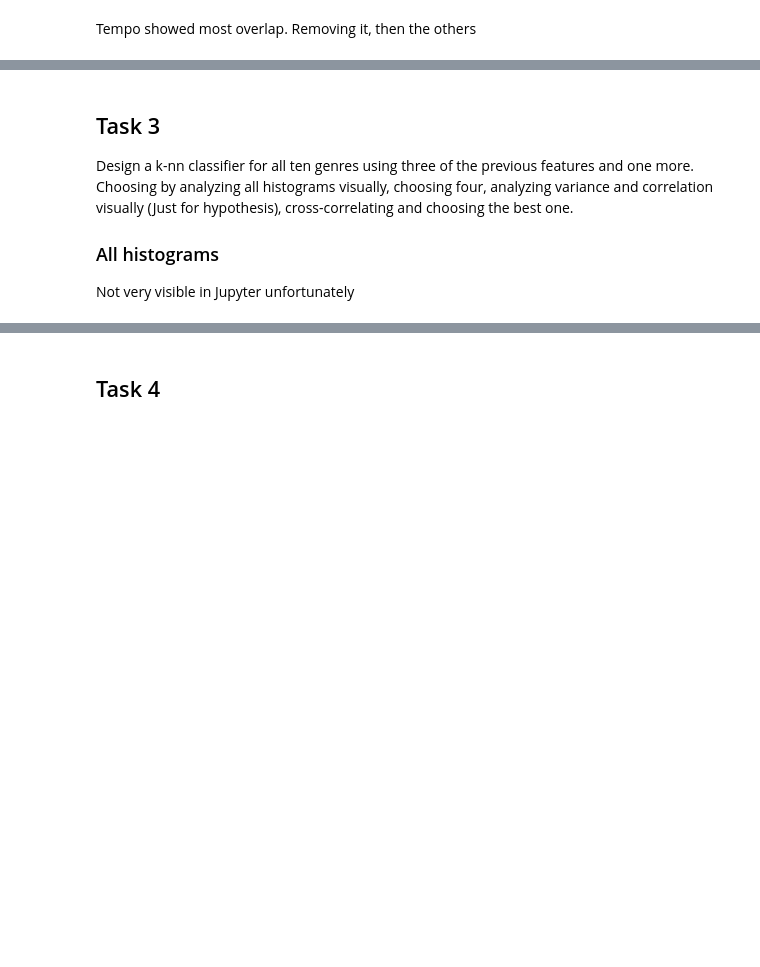
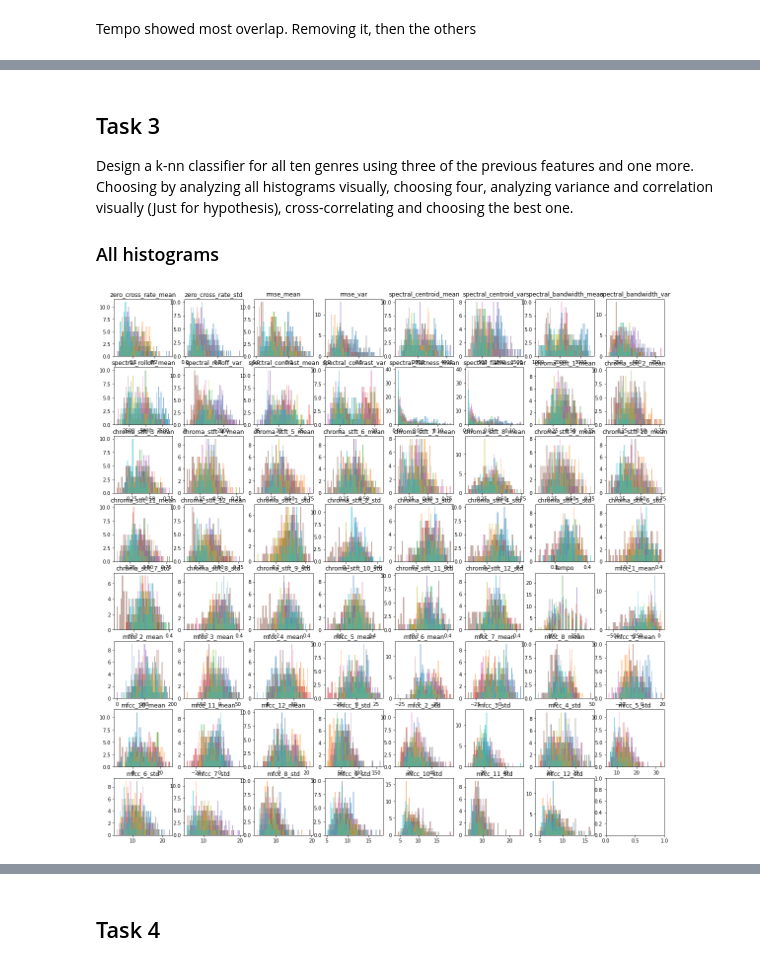
Before and after one commit to VNaas/EDC_project, a Jupyter notebook: edc_notebook.ipynb, the cells around one changed output, grey strips where cells are left out. Cells and saved outputs as stored; diff of their text form; code cells hidden in the pictures; blank space fills up the shorter version.

```diff
--- a/edc_notebook.ipynb
+++ b/edc_notebook.ipynb
@@ -83,11 +101,12 @@ Design a k-nn classifier for all ten genres using three of the previous features
 Choosing by analyzing all histograms visually, choosing four, analyzing variance and correlation visually (Just for hypothesis), cross-correlating and choosing the best one.
 
 ### All histograms
-Not very visible in Jupyter unfortunately
 # %%
-#genre_data = Dataset(filename, 5, feat, None)
-#genre_data.hist(8,8,False)
-#plt.show()
+genre_data = Dataset(filename, 5, None, None)
+genre_data.hist(8,8,False)
+plt.show()
+# %% [output]
+[figure, added]
 # %%
 ## LOOK AT CORRELATION
 filename = 'Classification music/GenreClassData_30s.txt'
```
Also changed, not shown: parts of 12 cells of this notebook, 2 other files.
